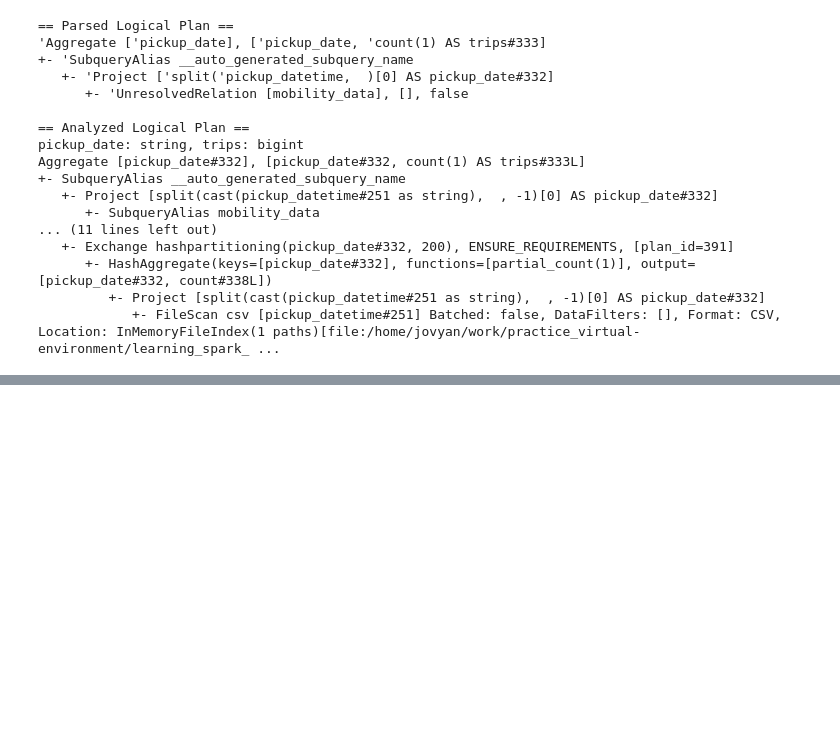
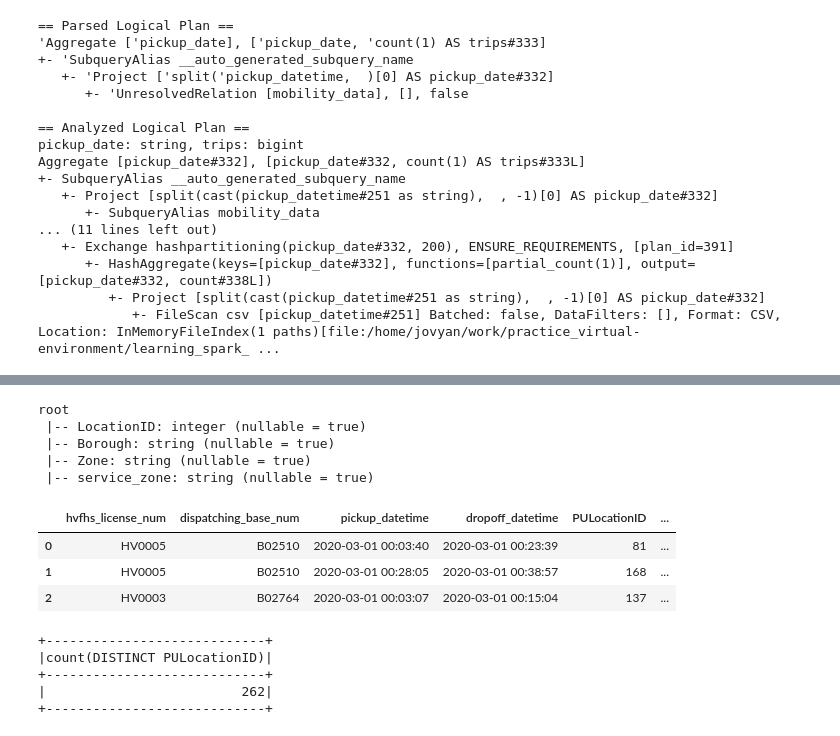
Before and after one commit to sjun4040/practice_virtual-environment, a Jupyter notebook: 05_SparkSQL_DF.ipynb, the cells around one changed output, grey strips where cells are left out. Saved outputs shown, nothing was run; the diff lists cells and outputs as text; code cells hidden in the pictures; blank space fills up the shorter version.

```diff
--- a/05_SparkSQL_DF.ipynb
+++ b/05_SparkSQL_DF.ipynb
@@ -448,0 +451,12 @@ spark.stop()
+# %%
+trip_file = "learning_spark_data/fhvhv_tripdata_2020-03.csv"
+zone_file = "learning_spark_data/taxi+_zone_lookup.csv"
+# %%
+trip_df = spark.read.format('csv')\
+        .option('header','true')\
+        .option('inferSchema','true')\
+        .load(trip_file)
+zone_df = spark.read.format('csv')\
+        .option('header','true')\
+        .option('inferSchema','true')\
+        .load(zone_file)
@@ -448,0 +482,26 @@ spark.stop()
+# %%
+zone_df.printSchema()
+# %% [output]
+root
+ |-- LocationID: integer (nullable = true)
+ |-- Borough: string (nullable = true)
+ |-- Zone: string (nullable = true)
+ |-- service_zone: string (nullable = true)
+# %%
+trip_df_pd = trip_df.limit(50).toPandas()
+trip_df_pd.head(3)
+# %% [output]
+|  | hvfhs_license_num | dispatching_base_num | pickup_datetime | dropoff_datetime | PULocationID | ... |
+| 0 | HV0005 | B02510 | 2020-03-01 00:03:40 | 2020-03-01 00:23:39 | 81 | ... |
+| 1 | HV0005 | B02510 | 2020-03-01 00:28:05 | 2020-03-01 00:38:57 | 168 | ... |
+| 2 | HV0003 | B02764 | 2020-03-01 00:03:07 | 2020-03-01 00:15:04 | 137 | ... |
+# %%
+## 승차 Location(PULocationID)별 개수 세기
+from pyspark.sql.functions import countDistinct
+trip_df.select(countDistinct('PULocationID')).show()
+# %% [output]
++----------------------------+
+|count(DISTINCT PULocationID)|
++----------------------------+
+|                         262|
++----------------------------+
```
Also changed, not shown: parts of 10 cells of this notebook.
